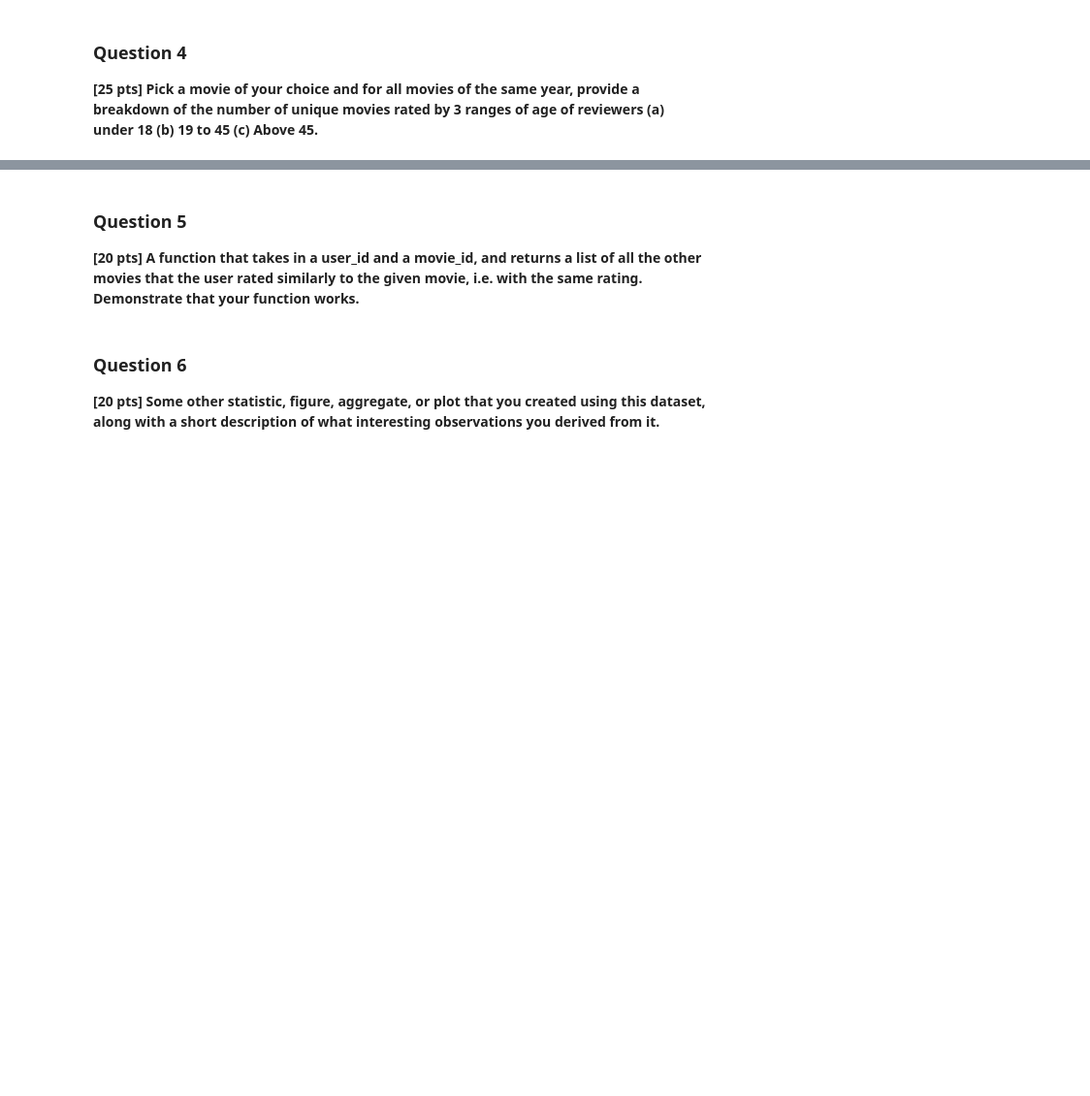
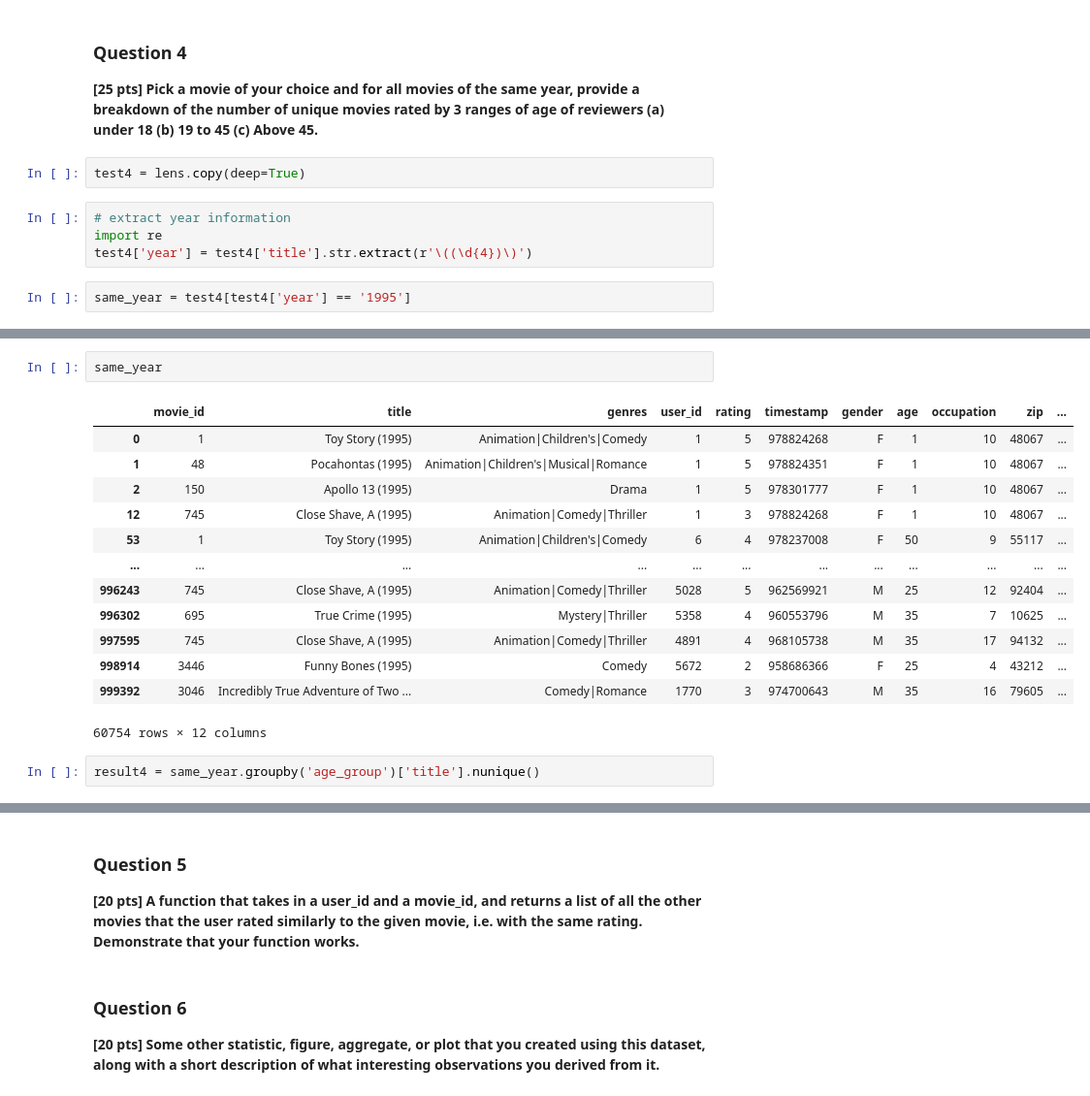
Before and after one commit to yuhengm/cs6220, a Jupyter notebook: responses/assignment1.ipynb, the cells around one changed output, grey strips where cells are left out. Shown: that part at 97% size. Drawn from its saved outputs; the diff is of its cells as text; blank space fills up the shorter version.

```diff
--- a/responses/assignment1.ipynb
+++ b/responses/assignment1.ipynb
@@ -171,3 +153,11 @@ test3.groupby('age_group').agg({'rating': ['size', 'mean']})
 ### Question 4
 
 **[25 pts] Pick a movie of your choice and for all movies of the same year, provide a breakdown of the number of unique movies rated by 3 ranges of age of reviewers (a) under 18 (b) 19 to 45 (c) Above 45.**
+# %%
+test4 = lens.copy(deep=True)
+# %%
+# extract year information
+import re
+test4['year'] = test4['title'].str.extract(r'\((\d{4})\)')
+# %%
+same_year = test4[test4['year'] == '1995']
@@ -173,0 +175,18 @@ test3.groupby('age_group').agg({'rating': ['size', 'mean']})
+# %%
+same_year
+# %% [output]
+|  | movie_id | title | genres | user_id | rating | timestamp | gender | age | occupation | zip | ... |
+| 0 | 1 | Toy Story (1995) | Animation|Children's|Comedy | 1 | 5 | 978824268 | F | 1 | 10 | 48067 | ... |
+| 1 | 48 | Pocahontas (1995) | Animation|Children's|Musical|Romance | 1 | 5 | 978824351 | F | 1 | 10 | 48067 | ... |
+| 2 | 150 | Apollo 13 (1995) | Drama | 1 | 5 | 978301777 | F | 1 | 10 | 48067 | ... |
+| 12 | 745 | Close Shave, A (1995) | Animation|Comedy|Thriller | 1 | 3 | 978824268 | F | 1 | 10 | 48067 | ... |
+| 53 | 1 | Toy Story (1995) | Animation|Children's|Comedy | 6 | 4 | 978237008 | F | 50 | 9 | 55117 | ... |
+| ... | ... | ... | ... | ... | ... | ... | ... | ... | ... | ... | ... |
+| 996243 | 745 | Close Shave, A (1995) | Animation|Comedy|Thriller | 5028 | 5 | 962569921 | M | 25 | 12 | 92404 | ... |
+| 996302 | 695 | True Crime (1995) | Mystery|Thriller | 5358 | 4 | 960553796 | M | 35 | 7 | 10625 | ... |
+| 997595 | 745 | Close Shave, A (1995) | Animation|Comedy|Thriller | 4891 | 4 | 968105738 | M | 35 | 17 | 94132 | ... |
+| 998914 | 3446 | Funny Bones (1995) | Comedy | 5672 | 2 | 958686366 | F | 25 | 4 | 43212 | ... |
+| 999392 | 3046 | Incredibly True Adventure of Two ... | Comedy|Romance | 1770 | 3 | 974700643 | M | 35 | 16 | 79605 | ... |
+60754 rows × 12 columns
+# %%
+result4 = same_year.groupby('age_group')['title'].nunique()
```
Also changed, not shown: parts of 8 cells of this notebook.
